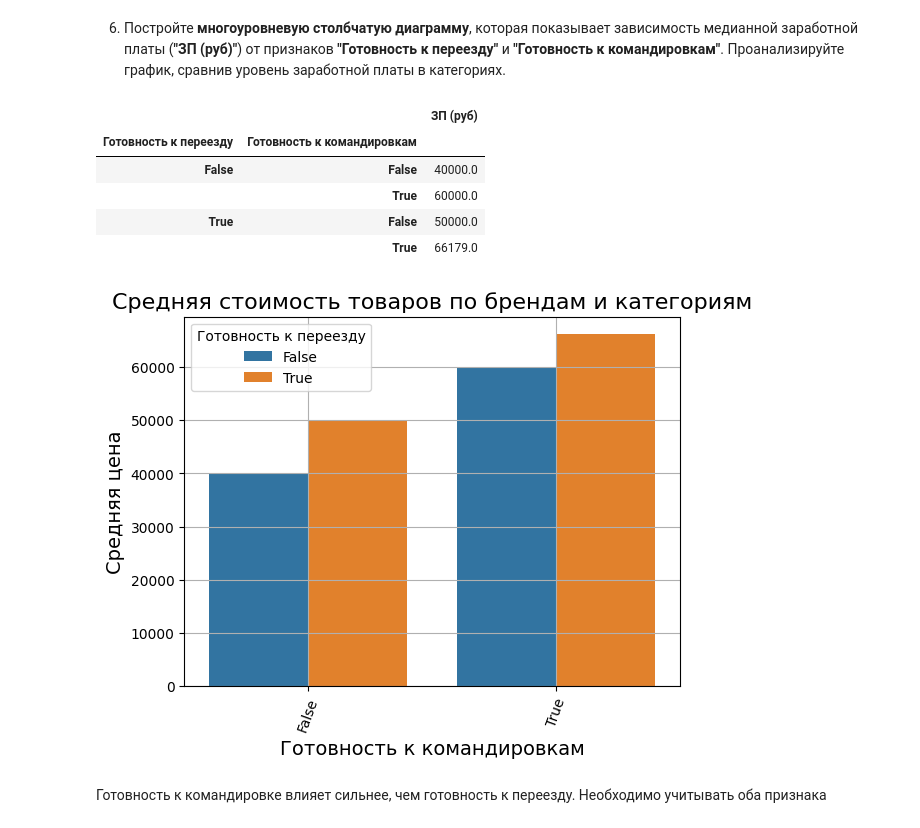
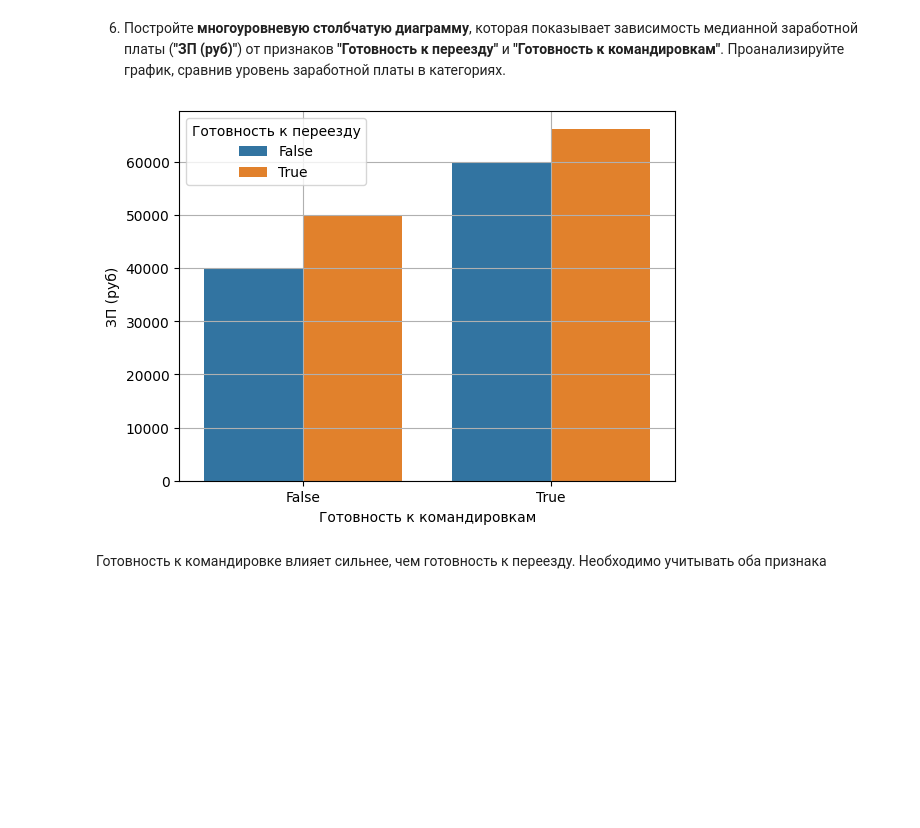
Before and after one commit to Dmitrycmc/hh_data_engineering, a Jupyter notebook: Project-1. Ноутбук-шаблон.ipynb, the cells around one changed output. Drawn from its saved outputs; the diff is of its cells as text; code cells hidden in the pictures; blank space fills up the shorter version.

```diff
--- a/Project-1. Ноутбук-шаблон.ipynb
+++ b/Project-1. Ноутбук-шаблон.ipynb
@@ -601,30 +601,20 @@ cleanData.groupby('Город')[['ЗП (руб)']].median().plot()
 # %% [markdown]
 6. Постройте **многоуровневую столбчатую диаграмму**, которая показывает зависимость медианной заработной платы (**"ЗП (руб)"**) от признаков **"Готовность к переезду"** и **"Готовность к командировкам"**. Проанализируйте график, сравнив уровень заработной платы в категориях.
 # %%
-chartData = preparedData[['Готовность к переезду', 'Готовность к командировкам', 'ЗП (руб)']].groupby(by=['Готовность к переезду', 'Готовность к командировкам']).median()
-display(chartData)
+chartData = preparedData.groupby(['Готовность к переезду', 'Готовность к командировкам'])[['ЗП (руб)']].median()
+
 fig = plt.plot()
 
 barplot2 = sns.barplot(
     data=chartData,
     x='Готовность к командировкам',
     y='ЗП (руб)',
     hue='Готовность к переезду',
     orient='v',
 )
-barplot2.tick_params(axis='x', rotation=70)
-barplot2.set_title('Средняя стоимость товаров по брендам и категориям', fontsize=16)
-barplot2.set_xlabel('Готовность к командировкам', fontsize=14)
-barplot2.set_ylabel('Средняя цена', fontsize=14)
 barplot2.grid()
 # %% [output]
-|  |  | ЗП (руб) |
-| Готовность к переезду | Готовность к командировкам |  |
-| False | False | 40000.0 |
-|  | True | 60000.0 |
-| True | False | 50000.0 |
-|  | True | 66179.0 |
-[figure, old version]
+[figure, new version]
 # %% [markdown]
 Готовность к командировке влияет сильнее, чем готовность к переезду. Необходимо учитывать оба признака
 # %% [markdown]
```
Also changed, not shown: parts of 6 cells of this notebook.
